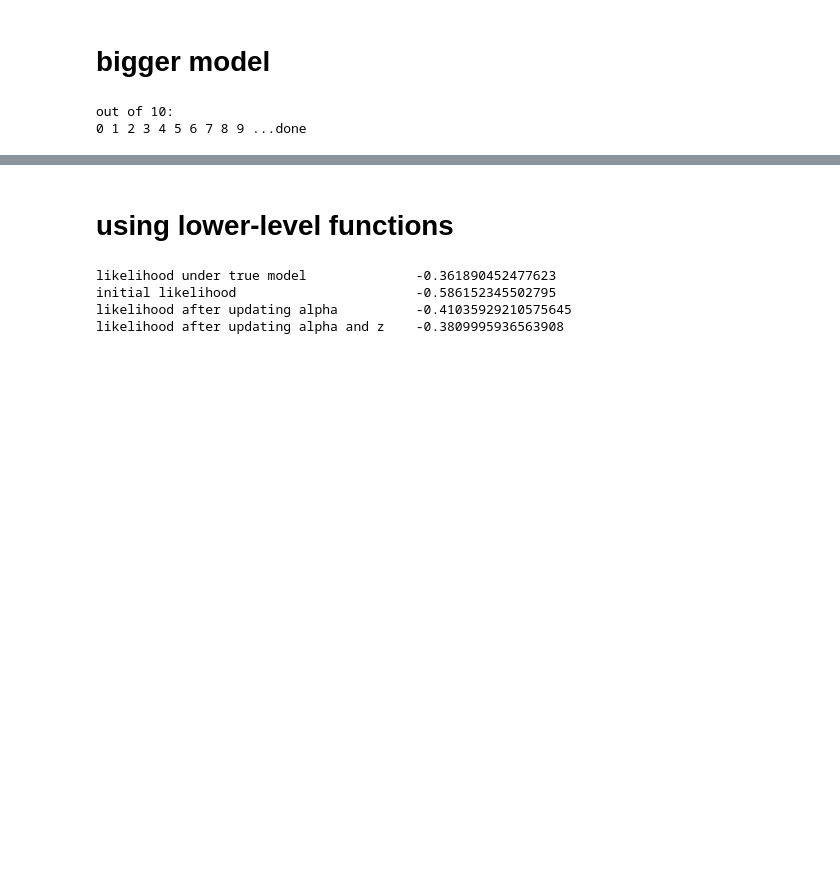
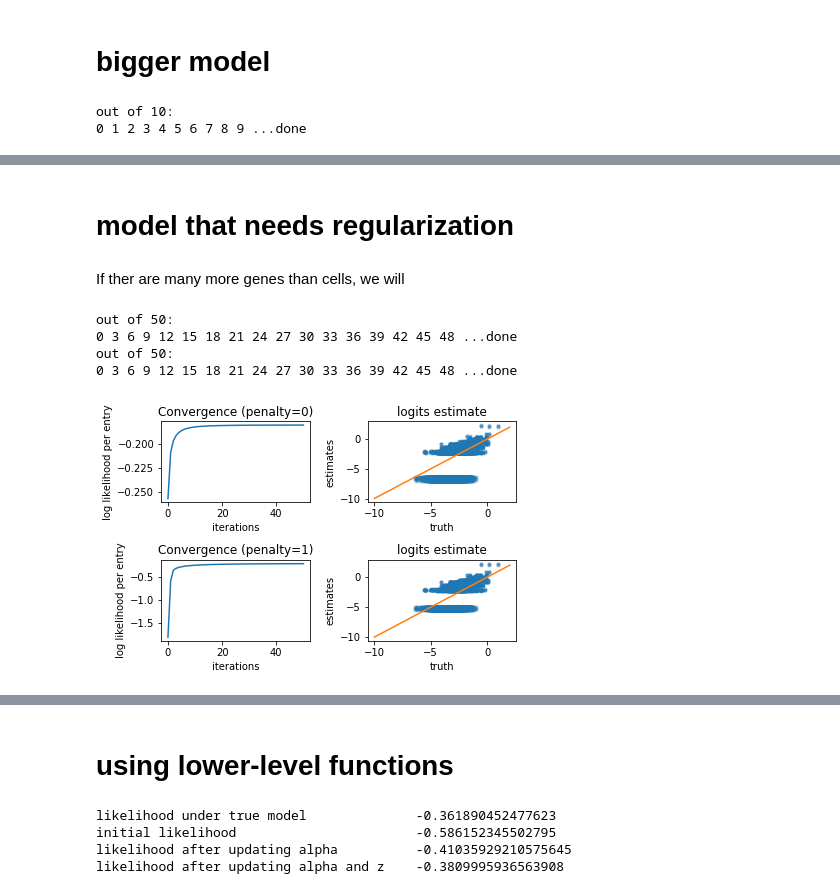
Before and after one commit to jacksonloper/logistic-svd, a Jupyter notebook: example.ipynb, the cells around one changed output, grey strips where cells are left out. Saved outputs shown, nothing was run; the diff lists cells and outputs as text; code cells hidden in the pictures; blank space fills up the shorter version.

Commit message:
Included regularization

```diff
--- a/example.ipynb
+++ b/example.ipynb
@@ -87,0 +86,42 @@ plt.tight_layout()
+# %% [markdown]
+# model that needs regularization
+# %% [markdown]
+If ther are many more genes than cells, we will
+# %%
+# simulated data
+Nc=10
+Ng=4000
+Nk=1
+z=npr.randn(Nc,Nk)
+alpha=npr.randn(Ng,Nk)
+
+z[:,0]=1
+alpha[:,0]=npr.randn(Ng)-3
+
+data = npr.rand(Nc,Ng) < (1 / (1+np.exp(-z@alpha.T)))
+
+
+# fit model to data
+for penalty in [0,1]:
+    z_guess,alpha_guess,likelihoods=logistic_svd.numba_version.train(Nk,50,binary_matrix=data,penalty=penalty)
+
+    plt.subplot(2,2,1+penalty*2)
+    plt.plot(likelihoods)
+    plt.title("Convergence (penalty=%d)"%penalty)
+    plt.xlabel("iterations")
+    plt.ylabel("log likelihood per entry")
+
+    plt.subplot(2,2,2+penalty*2)
+    plt.plot((z@alpha.T).ravel(),(z_guess@alpha_guess.T).ravel(),'.',alpha=.1)
+    plt.ylabel('estimates')
+    plt.xlabel("truth")
+    plt.plot([-10,2],[-10,2])
+    plt.title("logits estimate")
+
+    plt.tight_layout()
+# %% [output]
+out of 50:
+0 3 6 9 12 15 18 21 24 27 30 33 36 39 42 45 48 ...done
+out of 50:
+0 3 6 9 12 15 18 21 24 27 30 33 36 39 42 45 48 ...done
+[figure, added]
```
Also changed, not shown: parts of 9 cells of this notebook, 3 other files.
